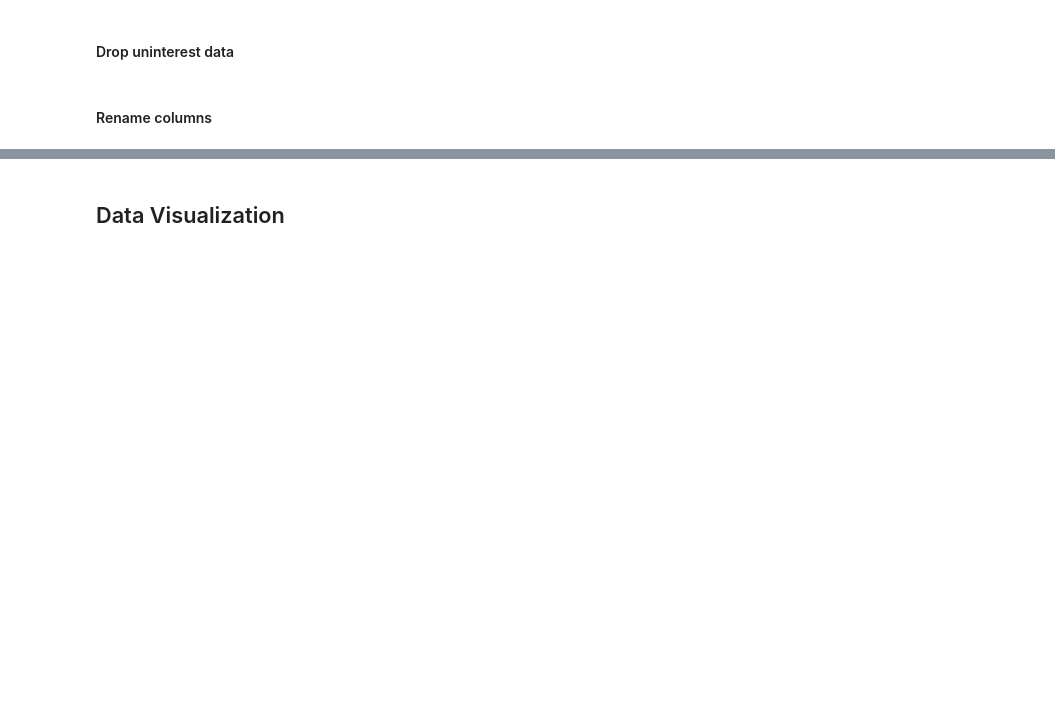
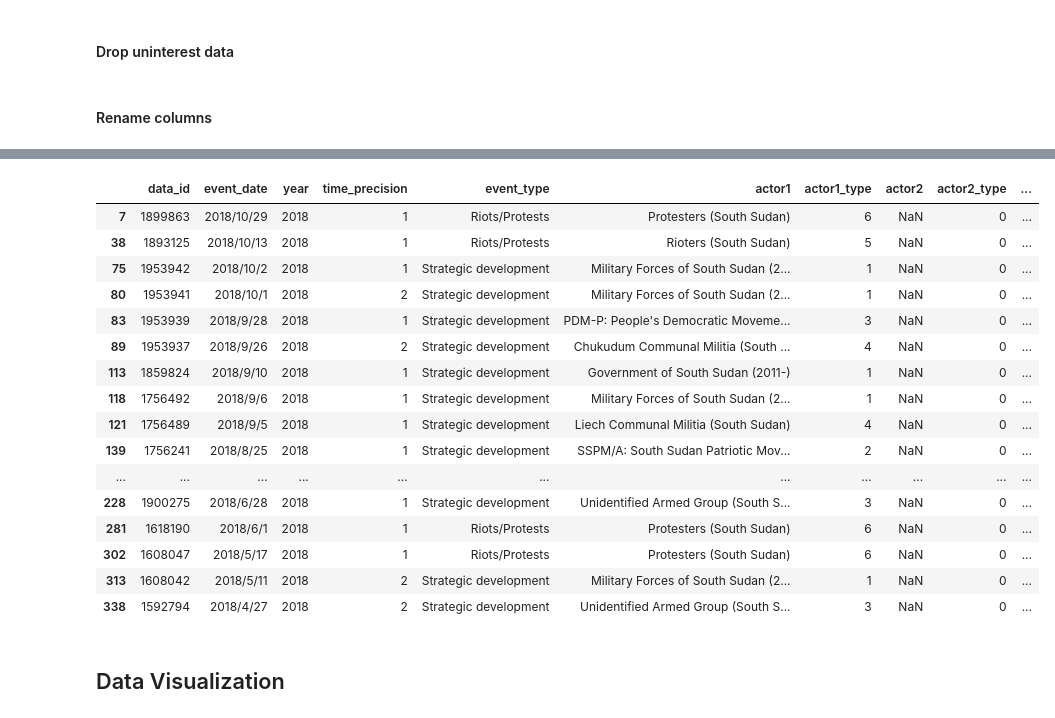
Before and after one commit to hbshih/Data-Science-17-18-Project, a Jupyter notebook: South_Sudan_Violence_Data.ipynb, the cells around one changed output, grey strips where cells are left out. Cells and saved outputs as stored; diff of their text form; code cells hidden in the pictures; blank space fills up the shorter version.

```diff
--- a/South_Sudan_Violence_Data.ipynb
+++ b/South_Sudan_Violence_Data.ipynb
@@ -133,6 +133,26 @@ south_sudan_violence_data.head(3)
 | 0 | 1954460 | 2018/11/9 | 2018 | 1 | Violence against civilians | Aluakluak Communal Militia (South... | 4 | Civilians (South Sudan) | 7 | ... |
 | 1 | 1954459 | 2018/11/6 | 2018 | 1 | Violence against civilians | Unidentified Armed Group (South S... | 3 | Civilians (South Sudan) | 7 | ... |
 | 2 | 1899867 | 2018/11/2 | 2018 | 1 | Strategic development | SPLA/M-In Opposition: Sudanese Pe... | 2 | Government of South Sudan (2011-) | 1 | ... |
+# %%
+south_sudan_violence_data[south_sudan_violence_data['actor2_type'] == 0].head(20)
+# %% [output]
+|  | data_id | event_date | year | time_precision | event_type | actor1 | actor1_type | actor2 | actor2_type | ... |
+| 7 | 1899863 | 2018/10/29 | 2018 | 1 | Riots/Protests | Protesters (South Sudan) | 6 | NaN | 0 | ... |
+| 38 | 1893125 | 2018/10/13 | 2018 | 1 | Riots/Protests | Rioters (South Sudan) | 5 | NaN | 0 | ... |
+| 75 | 1953942 | 2018/10/2 | 2018 | 1 | Strategic development | Military Forces of South Sudan (2... | 1 | NaN | 0 | ... |
+| 80 | 1953941 | 2018/10/1 | 2018 | 2 | Strategic development | Military Forces of South Sudan (2... | 1 | NaN | 0 | ... |
+| 83 | 1953939 | 2018/9/28 | 2018 | 1 | Strategic development | PDM-P: People's Democratic Moveme... | 3 | NaN | 0 | ... |
+| 89 | 1953937 | 2018/9/26 | 2018 | 2 | Strategic development | Chukudum Communal Militia (South ... | 4 | NaN | 0 | ... |
+| 113 | 1859824 | 2018/9/10 | 2018 | 1 | Strategic development | Government of South Sudan (2011-) | 1 | NaN | 0 | ... |
+| 118 | 1756492 | 2018/9/6 | 2018 | 1 | Strategic development | Military Forces of South Sudan (2... | 1 | NaN | 0 | ... |
+| 121 | 1756489 | 2018/9/5 | 2018 | 1 | Strategic development | Liech Communal Militia (South Sudan) | 4 | NaN | 0 | ... |
+| 139 | 1756241 | 2018/8/25 | 2018 | 1 | Strategic development | SSPM/A: South Sudan Patriotic Mov... | 2 | NaN | 0 | ... |
+| ... | ... | ... | ... | ... | ... | ... | ... | ... | ... | ... |
+| 228 | 1900275 | 2018/6/28 | 2018 | 1 | Strategic development | Unidentified Armed Group (South S... | 3 | NaN | 0 | ... |
+| 281 | 1618190 | 2018/6/1 | 2018 | 1 | Riots/Protests | Protesters (South Sudan) | 6 | NaN | 0 | ... |
+| 302 | 1608047 | 2018/5/17 | 2018 | 1 | Riots/Protests | Protesters (South Sudan) | 6 | NaN | 0 | ... |
+| 313 | 1608042 | 2018/5/11 | 2018 | 2 | Strategic development | Military Forces of South Sudan (2... | 1 | NaN | 0 | ... |
+| 338 | 1592794 | 2018/4/27 | 2018 | 2 | Strategic development | Unidentified Armed Group (South S... | 3 | NaN | 0 | ... |
 # %%
 #south_sudan_violence_data['Coordinates'] = list(zip(south_sudan_violence_data.longitude, south_sudan_violence_data.latitude))
 # %%
```
Also changed, not shown: 20 other files.
